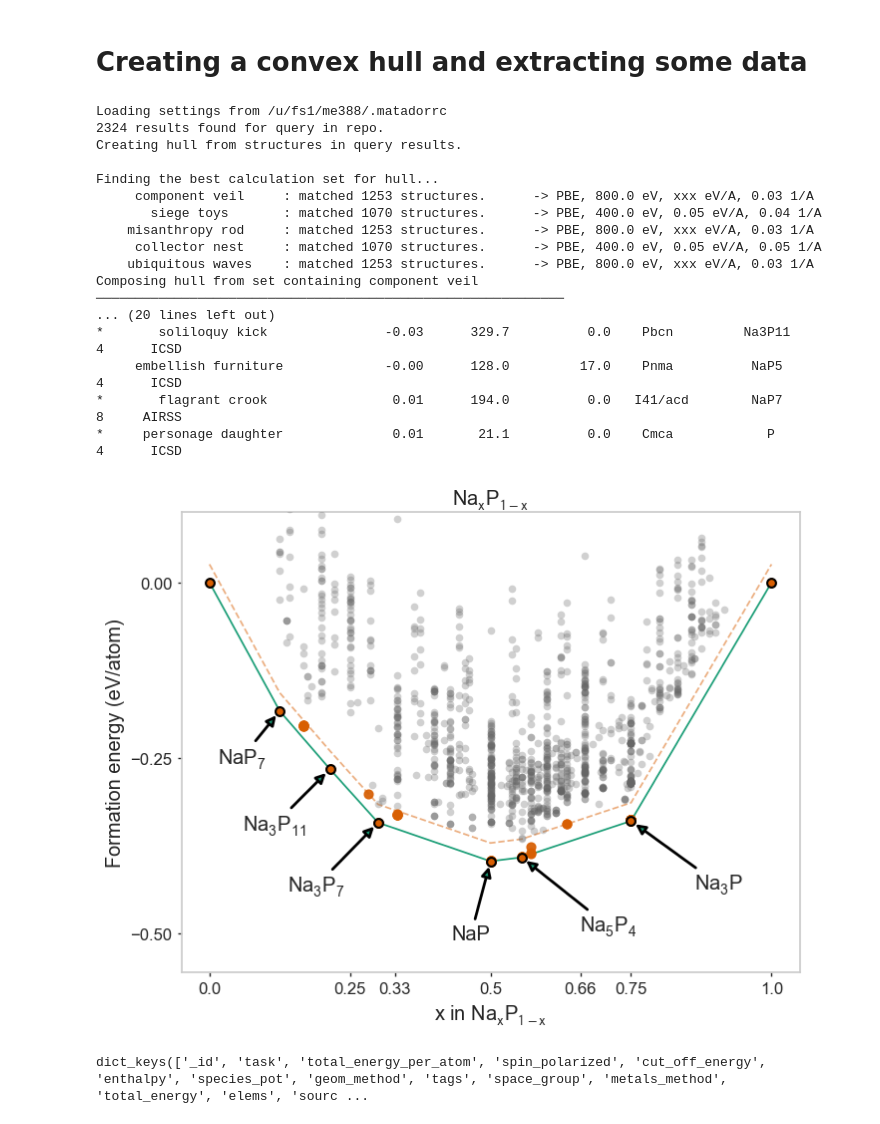
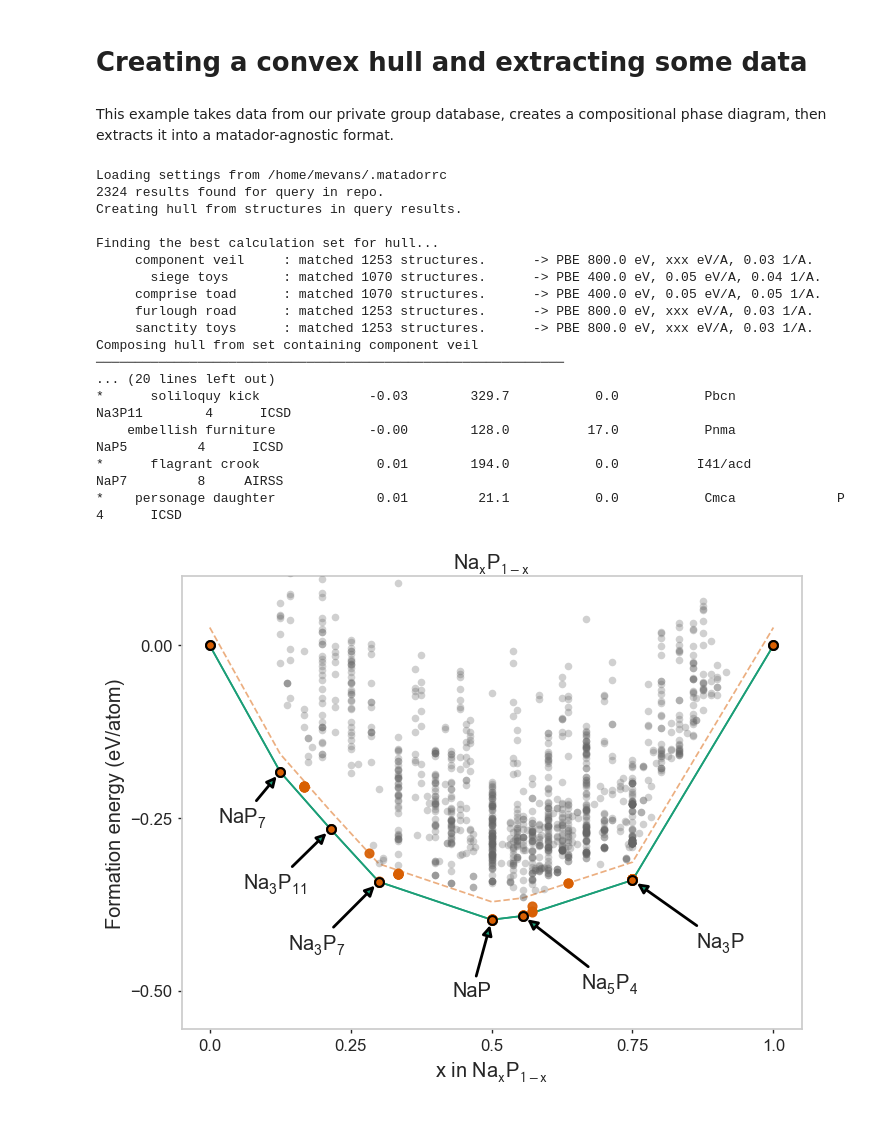
Before and after one commit to ml-evs/matador, a Jupyter notebook: examples/hull/hull.ipynb, the cells around one changed output. Cells and saved outputs as stored; diff of their text form; code cells hidden in the pictures.

Commit message:
DOCS: tweaked examples

```diff
--- a/examples/hull/hull.ipynb
+++ b/examples/hull/hull.ipynb
@@ -1,37 +1,40 @@
 # %% [markdown]
 # Creating a convex hull and extracting some data
+# %% [markdown]
+This example takes data from our private group database, creates a compositional phase diagram, then extracts it into a matador-agnostic format.
 # %%
 %matplotlib inline
 from matador.query import DBQuery
 from matador.hull import QueryConvexHull
 # %%
-query = DBQuery(composition=['NaP'],
-                summary=True)
-hull = QueryConvexHull(query,
-                       no_plot=False,
-                       hull_cutoff=26e-3,
-                       summary=True,
-                       labels=True)
+query = DBQuery(
+    composition='NaP',
+    summary=True,
+    subcmd='hull',
+)
+hull = QueryConvexHull(
+    query,
+    no_plot=False,
+    hull_cutoff=26e-3,
+    summary=True,
+    labels=True,
+)
 # %% [output]
-Loading settings from /u/fs1/me388/.matadorrc
+Loading settings from /home/mevans/.matadorrc
 2324 results found for query in repo.
 Creating hull from structures in query results.
 
 Finding the best calculation set for hull...
-     component veil     : matched 1253 structures.      -> PBE, 800.0 eV, xxx eV/A, 0.03 1/A
-       siege toys       : matched 1070 structures.      -> PBE, 400.0 eV, 0.05 eV/A, 0.04 1/A
-    misanthropy rod     : matched 1253 structures.      -> PBE, 800.0 eV, xxx eV/A, 0.03 1/A
-     collector nest     : matched 1070 structures.      -> PBE, 400.0 eV, 0.05 eV/A, 0.05 1/A
-    ubiquitous waves    : matched 1253 structures.      -> PBE, 800.0 eV, xxx eV/A, 0.03 1/A
+     component veil     : matched 1253 structures.      -> PBE 800.0 eV, xxx eV/A, 0.03 1/A.
+       siege toys       : matched 1070 structures.      -> PBE 400.0 eV, 0.05 eV/A, 0.04 1/A.
+     comprise toad      : matched 1070 structures.      -> PBE 400.0 eV, 0.05 eV/A, 0.05 1/A.
+     furlough road      : matched 1253 structures.      -> PBE 800.0 eV, xxx eV/A, 0.03 1/A.
+     sanctity toys      : matched 1253 structures.      -> PBE 800.0 eV, xxx eV/A, 0.03 1/A.
 Composing hull from set containing component veil
 ────────────────────────────────────────────────────────────
 ... (20 lines left out)
-*       soliloquy kick               -0.03      329.7          0.0    Pbcn         Na3P11        4      ICSD
-     embellish furniture             -0.00      128.0         17.0    Pnma          NaP5         4      ICSD
-*       flagrant crook                0.01      194.0          0.0   I41/acd        NaP7         8     AIRSS
-*     personage daughter              0.01       21.1          0.0    Cmca            P          4      ICSD
+*      soliloquy kick              -0.03        329.7           0.0           Pbcn          Na3P11        4      ICSD
+    embellish furniture            -0.00        128.0          17.0           Pnma           NaP5         4      ICSD
+*      flagrant crook               0.01        194.0           0.0          I41/acd         NaP7         8     AIRSS
+*    personage daughter             0.01         21.1           0.0           Cmca             P          4      ICSD
-[figure, old version]
+[figure, new version]
-# %%
-print(hull.hull_cursor[0].keys())
-# %% [output]
-dict_keys(['_id', 'task', 'total_energy_per_atom', 'spin_polarized', 'cut_off_energy', 'enthalpy', 'species_pot', 'geom_method', 'tags', 'space_group', 'metals_method', 'total_energy', 'elems', 'sourc ...
```
Also changed, not shown: parts of 4 cells of this notebook, 2 other files.
